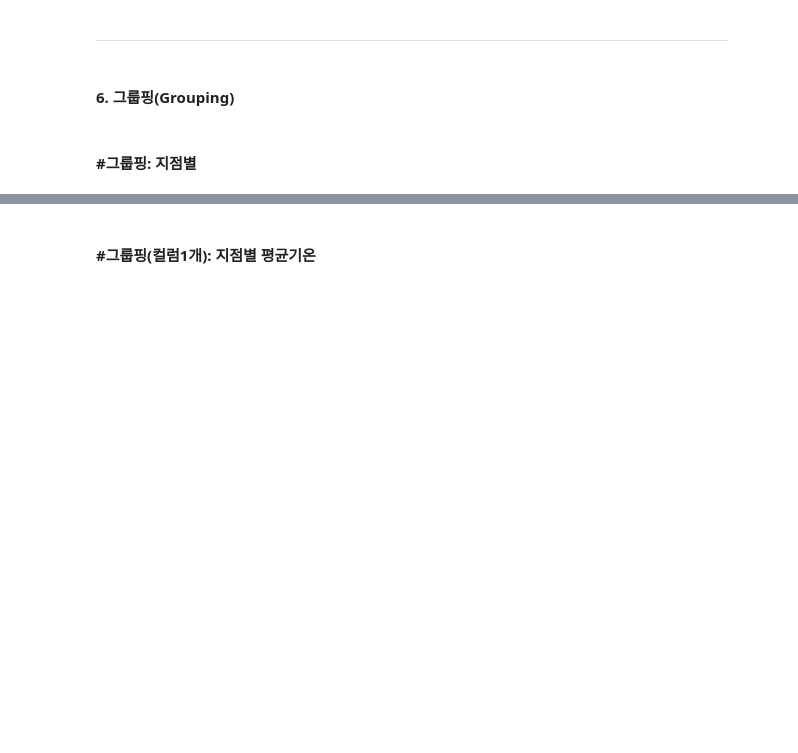
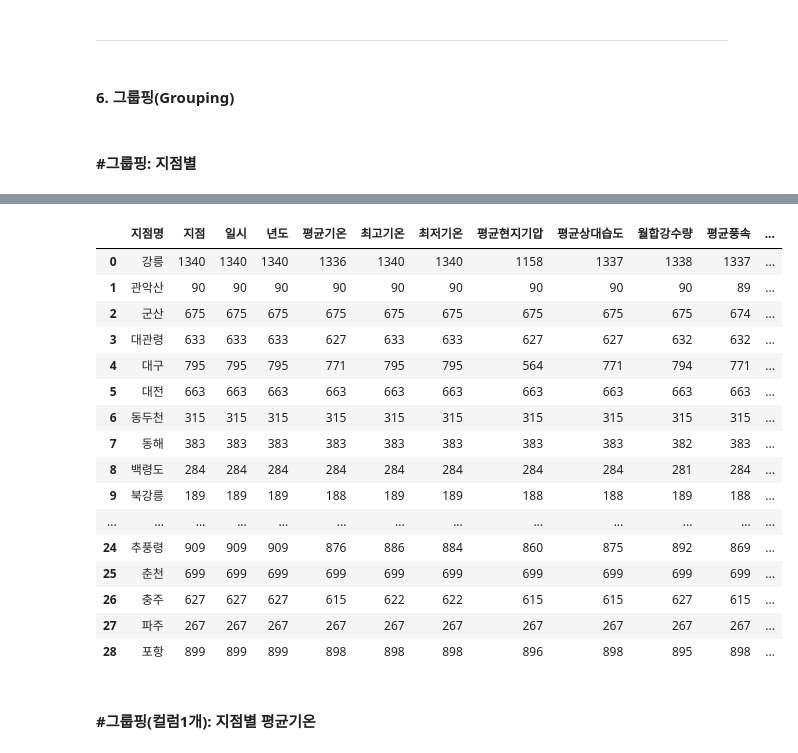
Before and after one commit to furewing/dataAnalysis, a Jupyter notebook: 2_데이터분석_03_공공데이터_기상청날씨_배포.ipynb, the cells around one changed output, grey strips where cells are left out. Drawn from its saved outputs; the diff is of its cells as text; code cells hidden in the pictures; blank space fills up the shorter version.

```diff
--- a/2_데이터분석_03_공공데이터_기상청날씨_배포.ipynb
+++ b/2_데이터분석_03_공공데이터_기상청날씨_배포.ipynb
@@ -543,7 +542,25 @@ df.groupby('지점명').mean(numeric_only=True)
 # %%
 # 지점명별 해당 컬럼의 데이터 빈도수
-df.groupby(['지점명'], as_index=False).count()
-df.groupby('지점명').count()
+df.groupby(['지점명'], as_index=False).count()    # 그룹핑 컬럼으로 index를 지정하지 않을 때 (as_index=False) 사용
+df.groupby('지점명').count().reset_index()  # df.groupby('지점명').count()는 지점명으로 index가 지정 -> reset_index()로 인덱스 새로 지정(0~)
+# %% [output]
+|  | 지점명 | 지점 | 일시 | 년도 | 평균기온 | 최고기온 | 최저기온 | 평균현지기압 | 평균상대습도 | 월합강수량 | 평균풍속 | ... |
+| 0 | 강릉 | 1340 | 1340 | 1340 | 1336 | 1340 | 1340 | 1158 | 1337 | 1338 | 1337 | ... |
+| 1 | 관악산 | 90 | 90 | 90 | 90 | 90 | 90 | 90 | 90 | 90 | 89 | ... |
+| 2 | 군산 | 675 | 675 | 675 | 675 | 675 | 675 | 675 | 675 | 675 | 674 | ... |
+| 3 | 대관령 | 633 | 633 | 633 | 627 | 633 | 633 | 627 | 627 | 632 | 632 | ... |
+| 4 | 대구 | 795 | 795 | 795 | 771 | 795 | 795 | 564 | 771 | 794 | 771 | ... |
+| 5 | 대전 | 663 | 663 | 663 | 663 | 663 | 663 | 663 | 663 | 663 | 663 | ... |
+| 6 | 동두천 | 315 | 315 | 315 | 315 | 315 | 315 | 315 | 315 | 315 | 315 | ... |
+| 7 | 동해 | 383 | 383 | 383 | 383 | 383 | 383 | 383 | 383 | 382 | 383 | ... |
+| 8 | 백령도 | 284 | 284 | 284 | 284 | 284 | 284 | 284 | 284 | 281 | 284 | ... |
+| 9 | 북강릉 | 189 | 189 | 189 | 188 | 189 | 189 | 188 | 188 | 189 | 188 | ... |
+| ... | ... | ... | ... | ... | ... | ... | ... | ... | ... | ... | ... | ... |
+| 24 | 추풍령 | 909 | 909 | 909 | 876 | 886 | 884 | 860 | 875 | 892 | 869 | ... |
+| 25 | 춘천 | 699 | 699 | 699 | 699 | 699 | 699 | 699 | 699 | 699 | 699 | ... |
+| 26 | 충주 | 627 | 627 | 627 | 615 | 622 | 622 | 615 | 615 | 627 | 615 | ... |
+| 27 | 파주 | 267 | 267 | 267 | 267 | 267 | 267 | 267 | 267 | 267 | 267 | ... |
+| 28 | 포항 | 899 | 899 | 899 | 898 | 898 | 898 | 896 | 898 | 895 | 898 | ... |
 # %% [markdown]
 #### #그룹핑(컬럼1개): 지점별  평균기온
 # %%
```
Also changed, not shown: parts of 36 cells of this notebook.
